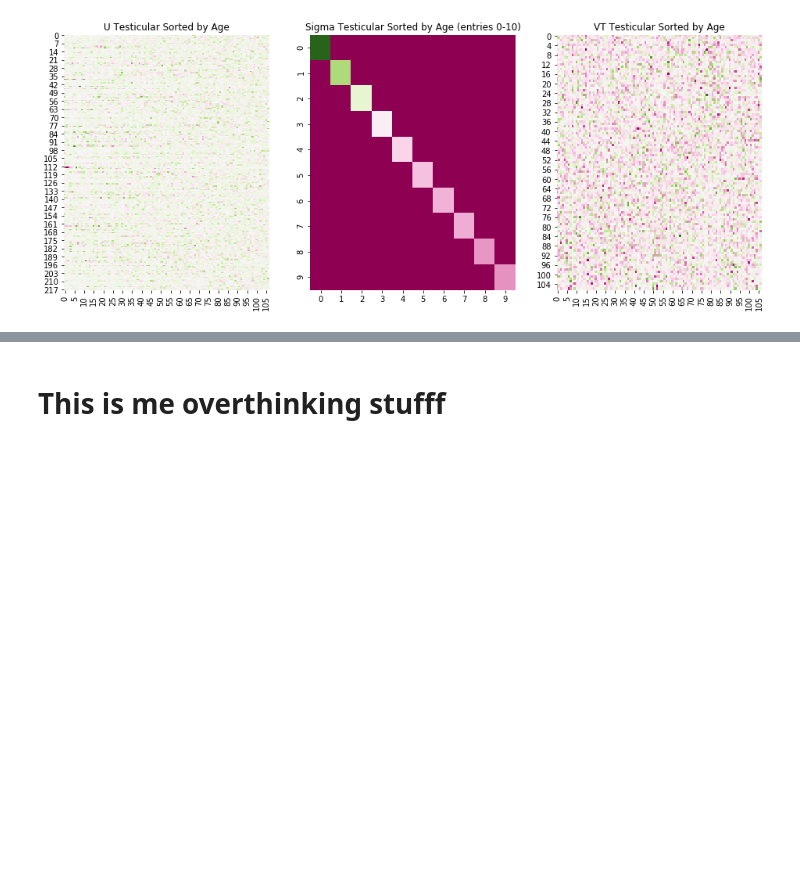
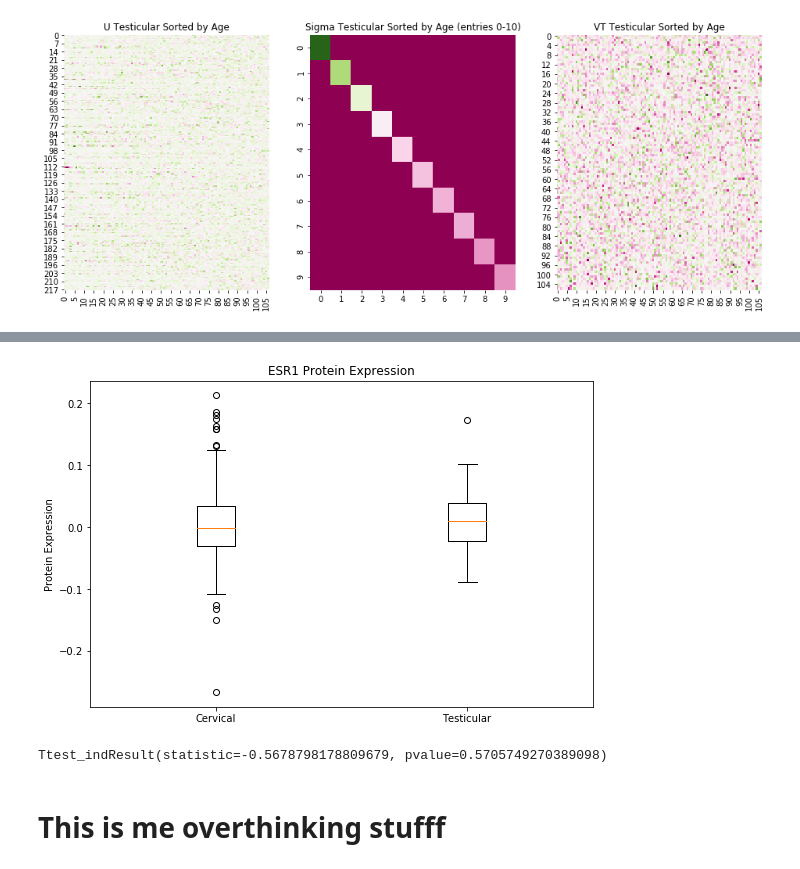
Before and after one commit to ryanboeks/Cervical_Testicular, a Jupyter notebook: Test_Ova_Cancer_Project.ipynb, the cells around one changed output, grey strips where cells are left out. Saved outputs shown, nothing was run; the diff lists cells and outputs as text; code cells hidden in the pictures; blank space fills up the shorter version.

```diff
--- a/Test_Ova_Cancer_Project.ipynb
+++ b/Test_Ova_Cancer_Project.ipynb
@@ -591,3 +620,26 @@ plt.show()
+# %%
+ESR1_cervical_protein_level_U = U_cerv_age[74,:]
+ESR1_testicular_protein_level_U = U_tes_age[73,:]
+ESR1_Data = [ESR1_cervical_protein_level_U,ESR1_testicular_protein_level_U]
+# %%
+fig = plt.figure(1,(9,6))
+ax = fig.add_subplot(111)
+bp = ax.boxplot(ESR1_Data)
+
+
+plt.xticks((1,2),('Cervical','Testicular'),color = 'k')
+plt.ylabel("Protein Expression")
+plt.title("ESR1 Protein Expression")
+
+plt.show()
+# %% [output]
+[figure, added]
+# %%
+from scipy import stats
+
+stats.ttest_ind(ESR1_cervical_protein_level_U,ESR1_testicular_protein_level_U)
+# %% [output]
+Ttest_indResult(statistic=-0.5678798178809679, pvalue=0.5705749270389098)
 # %% [markdown]
 # This is me overthinking stufff
 # %%
```
Also changed, not shown: parts of 5 cells of this notebook.
